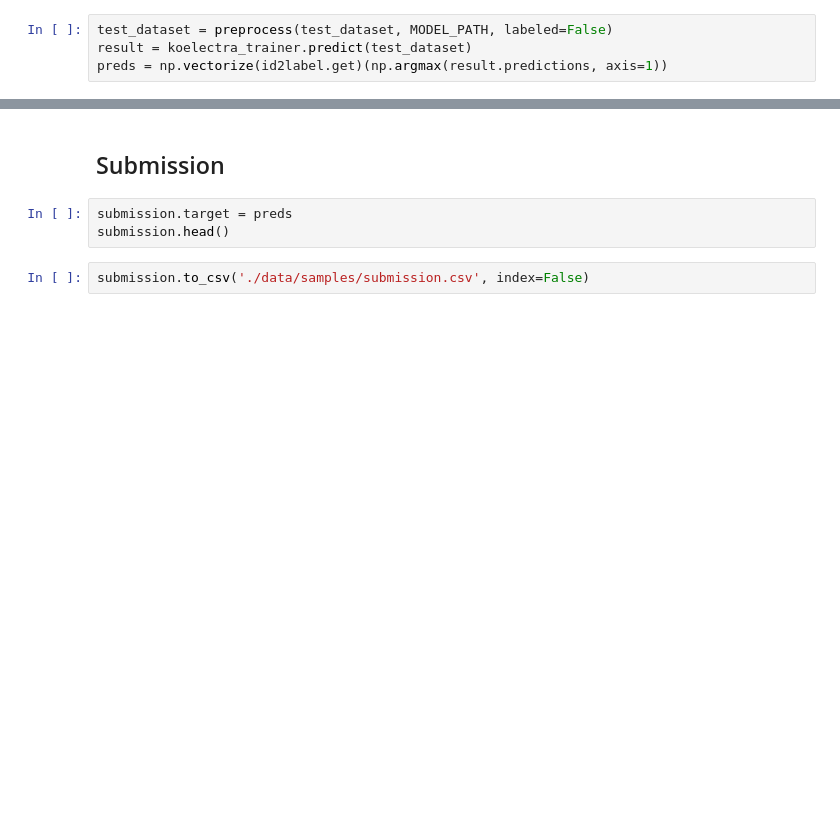
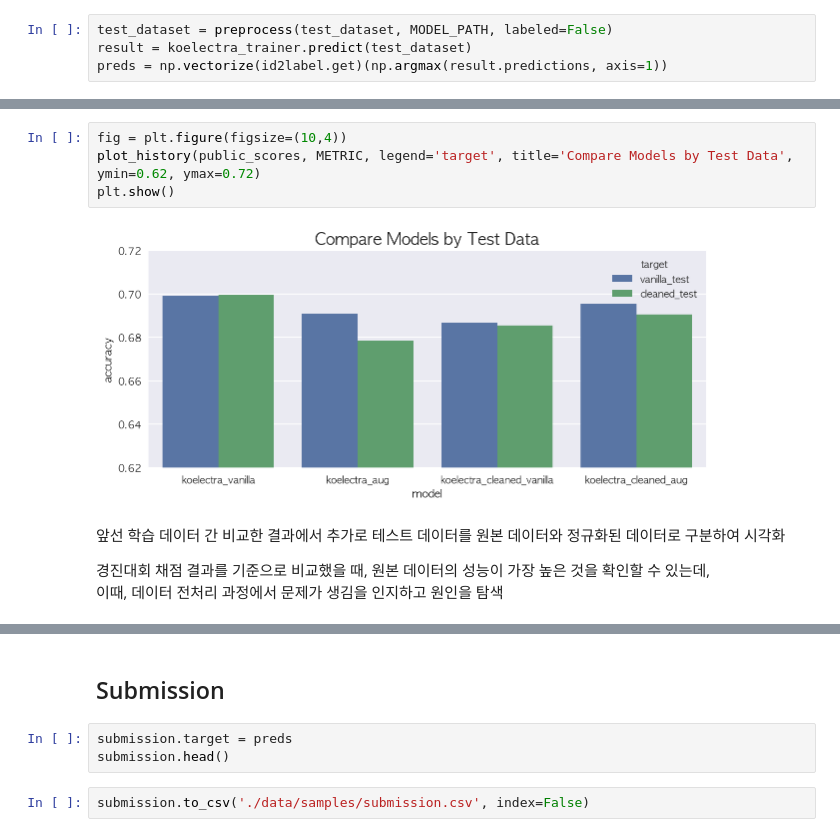
Before and after one commit to minyeamer/auto-raiting, a Jupyter notebook: README.ipynb, the cells around one changed output, grey strips where cells are left out. Drawn from its saved outputs; the diff is of its cells as text; blank space fills up the shorter version.

```diff
--- a/README.ipynb
+++ b/README.ipynb
@@ -430,0 +600,11 @@ preds = np.vectorize(id2label.get)(np.argmax(result.predictions, axis=1))
+# %%
+fig = plt.figure(figsize=(10,4))
+plot_history(public_scores, METRIC, legend='target', title='Compare Models by Test Data', ymin=0.62, ymax=0.72)
+plt.show()
+# %% [output]
+[figure, added]
+# %% [markdown]
+앞선 학습 데이터 간 비교한 결과에서 추가로 테스트 데이터를 원본 데이터와 정규화된 데이터로 구분하여 시각화
+
+경진대회 채점 결과를 기준으로 비교했을 때, 원본 데이터의 성능이 가장 높은 것을 확인할 수 있는데,
+이때, 데이터 전처리 과정에서 문제가 생김을 인지하고 원인을 탐색
```
Also changed, not shown: parts of 40 cells of this notebook.
